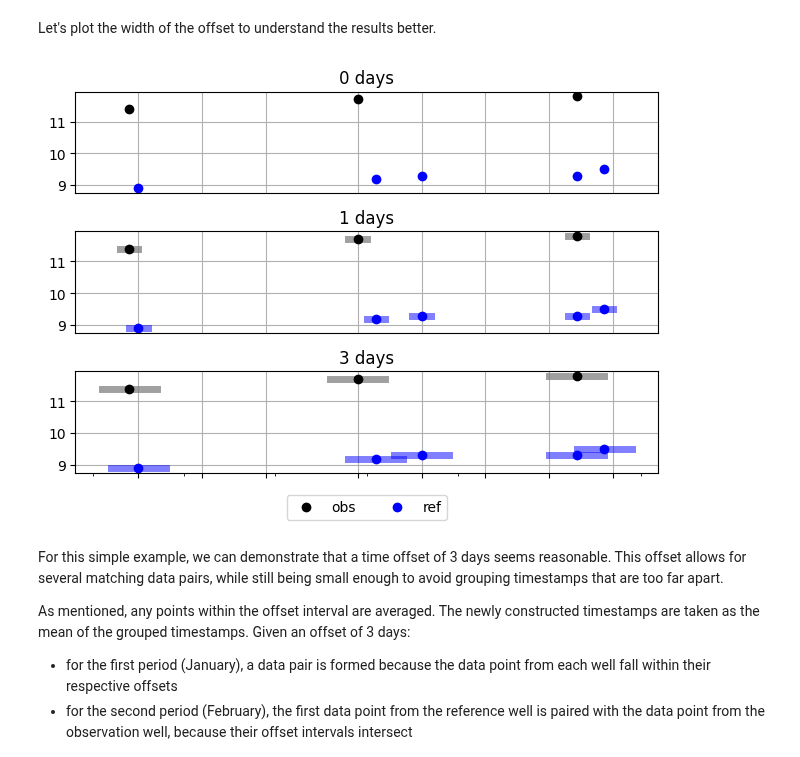
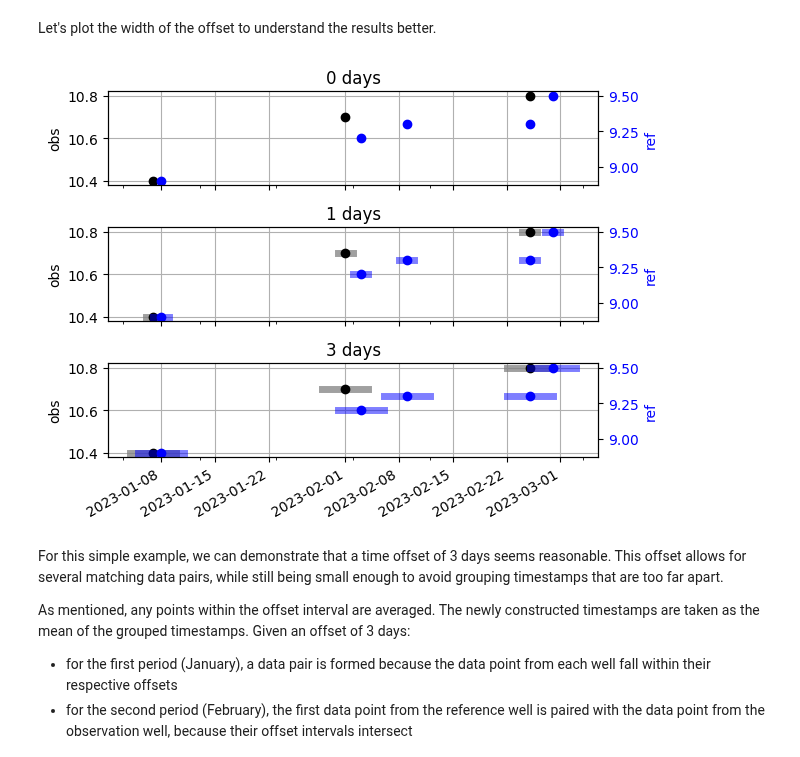
Before and after one commit to sgfsweden/gwrefpy, a Jupyter notebook: docs/user_guide/3_time_offsets.ipynb, the cells around one changed output. Cells and saved outputs as stored; diff of their text form; code cells hidden in the pictures.

```diff
--- a/docs/user_guide/3_time_offsets.ipynb
+++ b/docs/user_guide/3_time_offsets.ipynb
@@ -25,14 +25,14 @@ obs_ts = pd.Series(
         pd.Timestamp("2023-02-01"),
         pd.Timestamp("2023-02-25"),
     ],
-    data=[11.4, 11.7, 11.8],
+    data=[10.4, 10.7, 10.8],
     name="obs",
 )
 ref_ts = pd.Series(
     index=[
         pd.Timestamp("2023-01-08"),
         pd.Timestamp("2023-02-03"),
-        pd.Timestamp("2023-02-08"),
+        pd.Timestamp("2023-02-09"),
         pd.Timestamp("2023-02-25"),
         pd.Timestamp("2023-02-28"),
     ],
@@ -98,34 +99,36 @@ Let's plot the width of the offset to understand the results better.
 # %%
 fig, axs = plt.subplots(nrows=len(offsets), ncols=1, sharex=True)
 
 for i, (ax, offset) in enumerate(zip(axs, offsets)):
+    ax2 = ax.twinx()
+
     for ts, value in obs_ts.items():
         x_start = ts - pd.Timedelta(offset)
         x_end = ts + pd.Timedelta(offset)
         ax.plot([x_start, x_end], [value, value],
                 color="gray", alpha=0.75, linewidth=5)
 
     for ts, value in ref_ts.items():
         x_start = ts - pd.Timedelta(offset)
         x_end = ts + pd.Timedelta(offset)
-        ax.plot([x_start, x_end], [value, value],
-                color="blue", alpha=0.5, linewidth=5)
+        ax2.plot([x_start, x_end], [value, value],
+                 color="blue", alpha=0.5, linewidth=5)
 
     obs_ts.plot(ax=ax, marker="o", linestyle="", label="obs", color="black")
-    ref_ts.plot(ax=ax, marker="o", linestyle="", label="ref", color="blue")
+    ref_ts.plot(ax=ax2, marker="o", linestyle="", label="ref", color="blue")
+
+    ax.set_ylabel("obs", color="black")
+    ax2.set_ylabel("ref", color="blue")
+
+    ax.tick_params(axis="y", labelcolor="black")
+    ax2.tick_params(axis="y", labelcolor="blue")
 
     ax.set_title(f"{pd.to_timedelta(offset).days} days")
     ax.grid()
 
-    if i < len(offsets) - 1:
-        ax.set_xticklabels([])
-        ax.tick_params(axis='x', which='both', bottom=False, top=False)
-
-axs[-1].legend(bbox_to_anchor=(0.5, -0.15), loc='upper center', ncol=2)
-
 fig.tight_layout()
 # %% [output]
-[figure, old version]
+[figure, new version]
 # %% [markdown]
 For this simple example, we can demonstrate that a time offset of 3 days seems reasonable. This offset allows for several matching data pairs, while still being small enough to avoid grouping timestamps that are too far apart.
 
```
Also changed, not shown: parts of 7 cells of this notebook.
